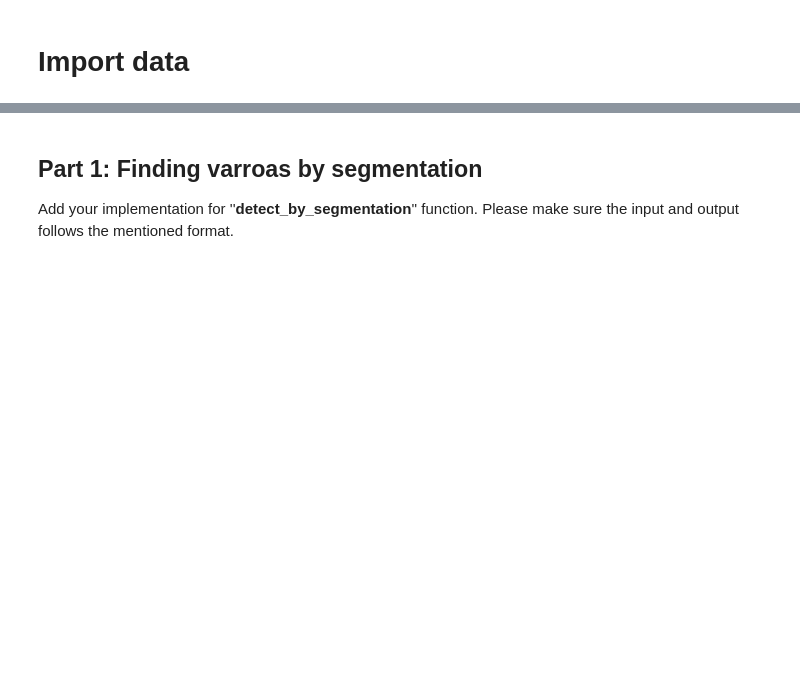
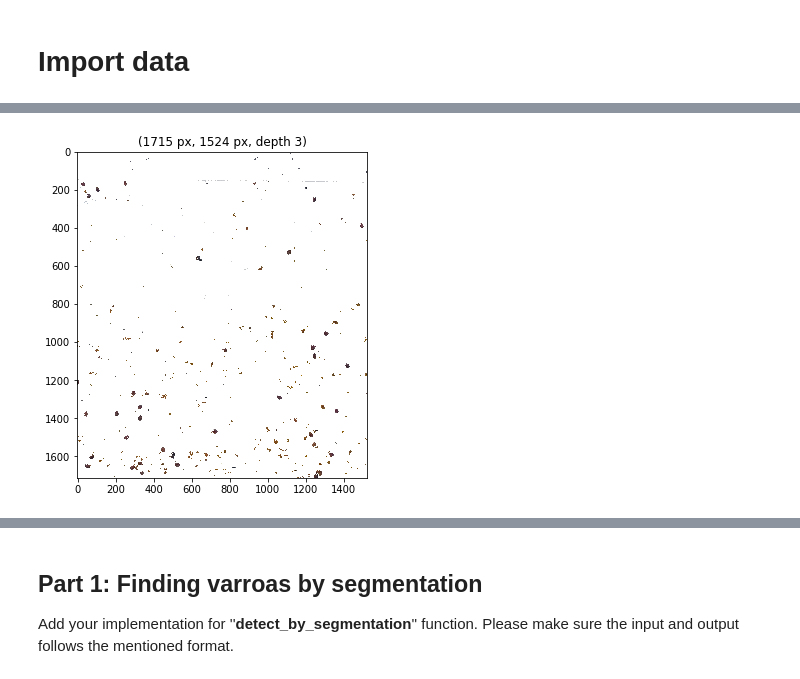
Before and after one commit to emmwel/img_an_pat_rec, a Jupyter notebook: project/special_project.ipynb, the cells around one changed output, grey strips where cells are left out. Drawn from its saved outputs; the diff is of its cells as text; code cells hidden in the pictures; blank space fills up the shorter version.

```diff
--- a/project/special_project.ipynb
+++ b/project/special_project.ipynb
@@ -101,0 +218,4 @@ def plot_with_annotation(img_nb):
+# %%
+plot_image(remove_yellow(img_collection[13]))
+# %% [output]
+[figure, added]
```
Also changed, not shown: parts of 29 cells of this notebook.
